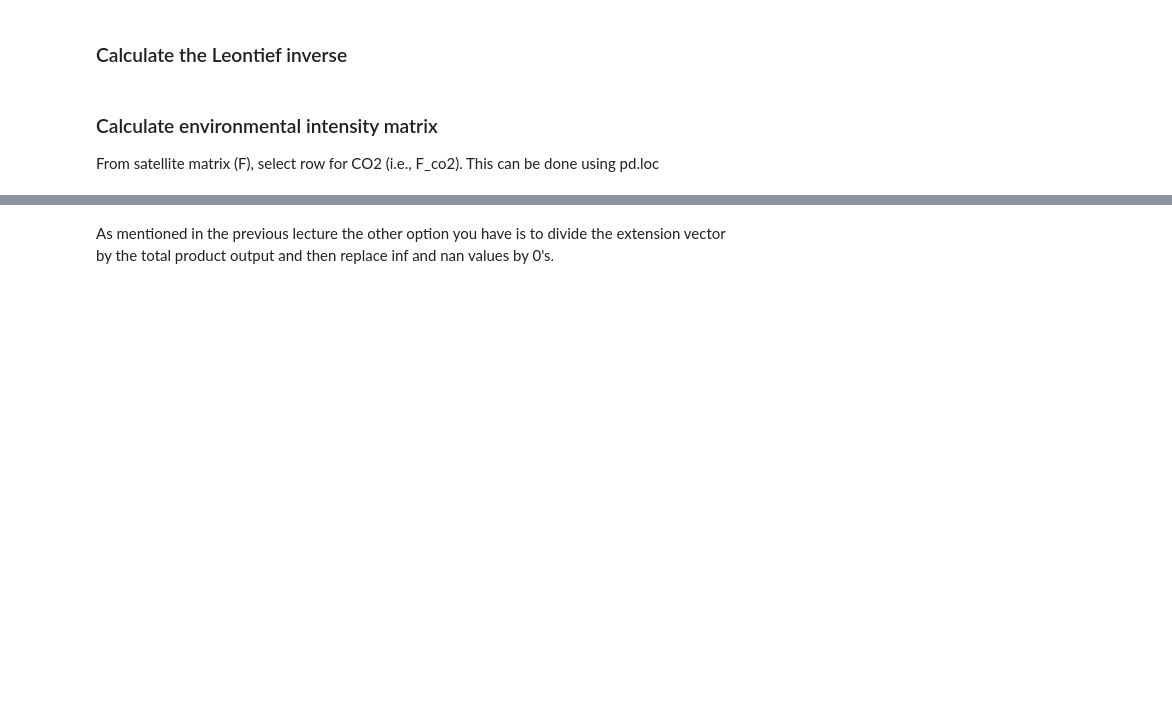
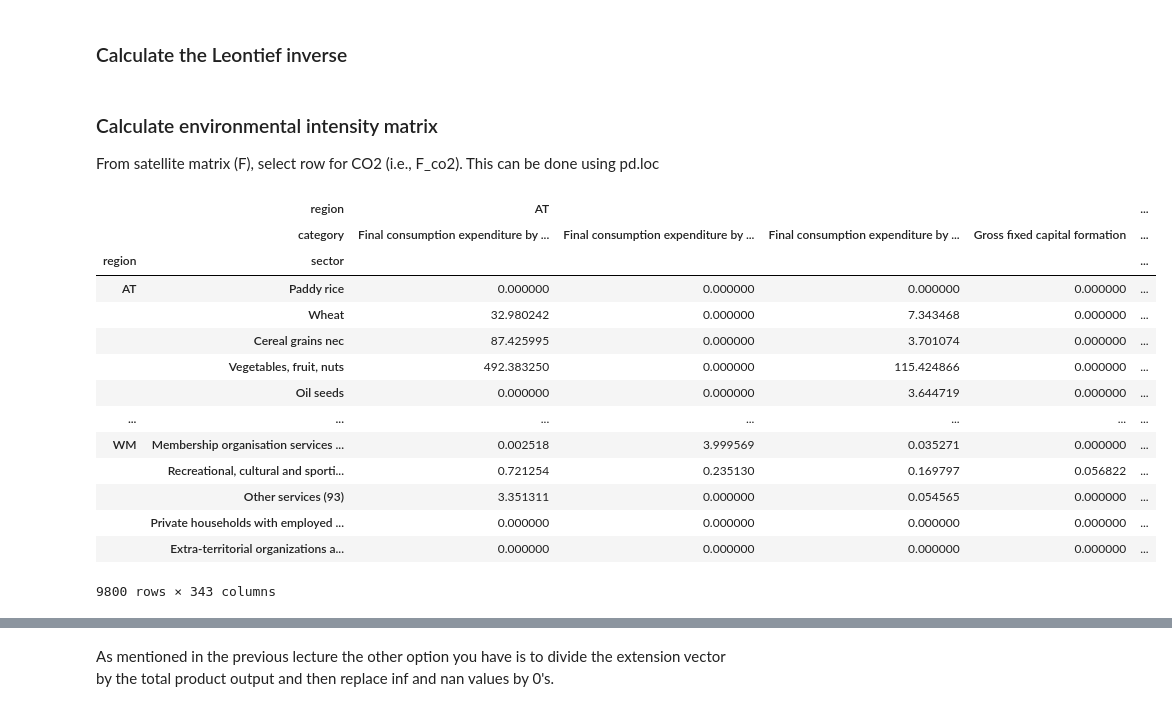
Before and after one commit to CMLPlatform/advanced_EEIO_course_student_version, a Jupyter notebook: MRIO_seminal_works/MRIO_seminal_works.ipynb, the cells around one changed output, grey strips where cells are left out. Drawn from its saved outputs; the diff is of its cells as text; code cells hidden in the pictures; blank space fills up the shorter version.

```diff
--- a/MRIO_seminal_works/MRIO_seminal_works.ipynb
+++ b/MRIO_seminal_works/MRIO_seminal_works.ipynb
@@ -47,6 +47,24 @@ x = L @ y_total         # Total outputs
 # %% [markdown]
 ### Calculate environmental intensity matrix
 From satellite matrix (F), select row for CO2 (i.e., F_co2). This can be done using pd.loc
+# %%
+Y[Y.loc[pd.IndexSlice]]
+# %% [output]
+|  | region | AT |  |  |  | ... |
+|  | category | Final consumption expenditure by ... | Final consumption expenditure by ... | Final consumption expenditure by ... | Gross fixed capital formation | ... |
+| region | sector |  |  |  |  | ... |
+| AT | Paddy rice | 0.000000 | 0.000000 | 0.000000 | 0.000000 | ... |
+|  | Wheat | 32.980242 | 0.000000 | 7.343468 | 0.000000 | ... |
+|  | Cereal grains nec | 87.425995 | 0.000000 | 3.701074 | 0.000000 | ... |
+|  | Vegetables, fruit, nuts | 492.383250 | 0.000000 | 115.424866 | 0.000000 | ... |
+|  | Oil seeds | 0.000000 | 0.000000 | 3.644719 | 0.000000 | ... |
+| ... | ... | ... | ... | ... | ... | ... |
+| WM | Membership organisation services ... | 0.002518 | 3.999569 | 0.035271 | 0.000000 | ... |
+|  | Recreational, cultural and sporti... | 0.721254 | 0.235130 | 0.169797 | 0.056822 | ... |
+|  | Other services (93) | 3.351311 | 0.000000 | 0.054565 | 0.000000 | ... |
+|  | Private households with employed ... | 0.000000 | 0.000000 | 0.000000 | 0.000000 | ... |
+|  | Extra-territorial organizations a... | 0.000000 | 0.000000 | 0.000000 | 0.000000 | ... |
+9800 rows × 343 columns
 # %%
 indicator = 'CO2 - combustion - air' # Label
 F_ = F.loc[indicator, :]  # select CO2 vector
```
Also changed, not shown: parts of 6 cells of this notebook, 3 other files.
